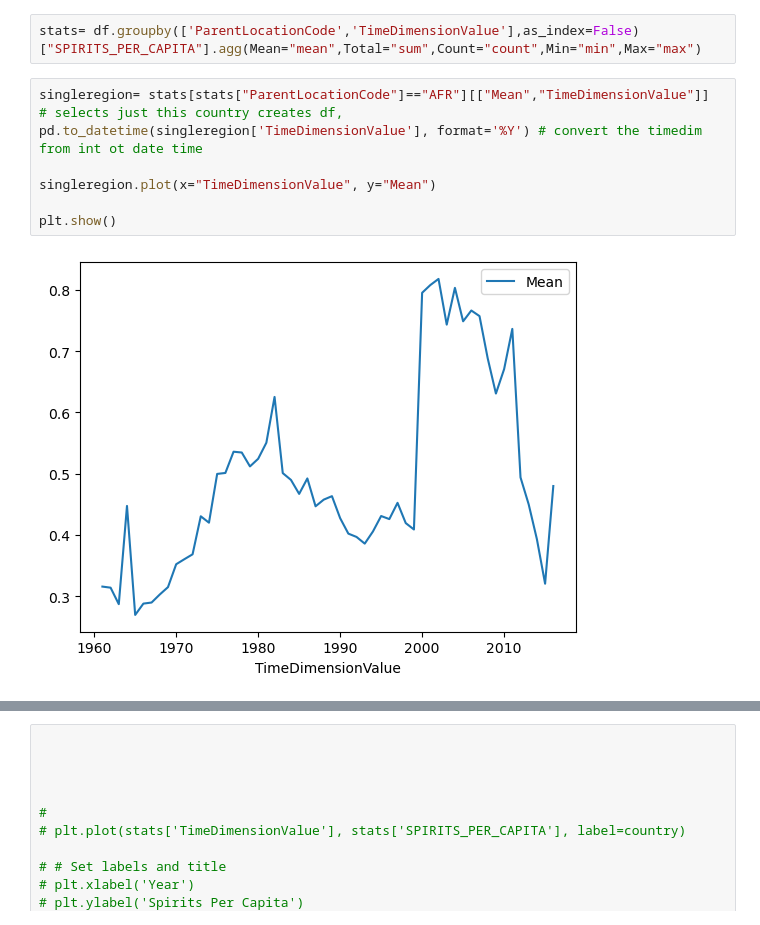
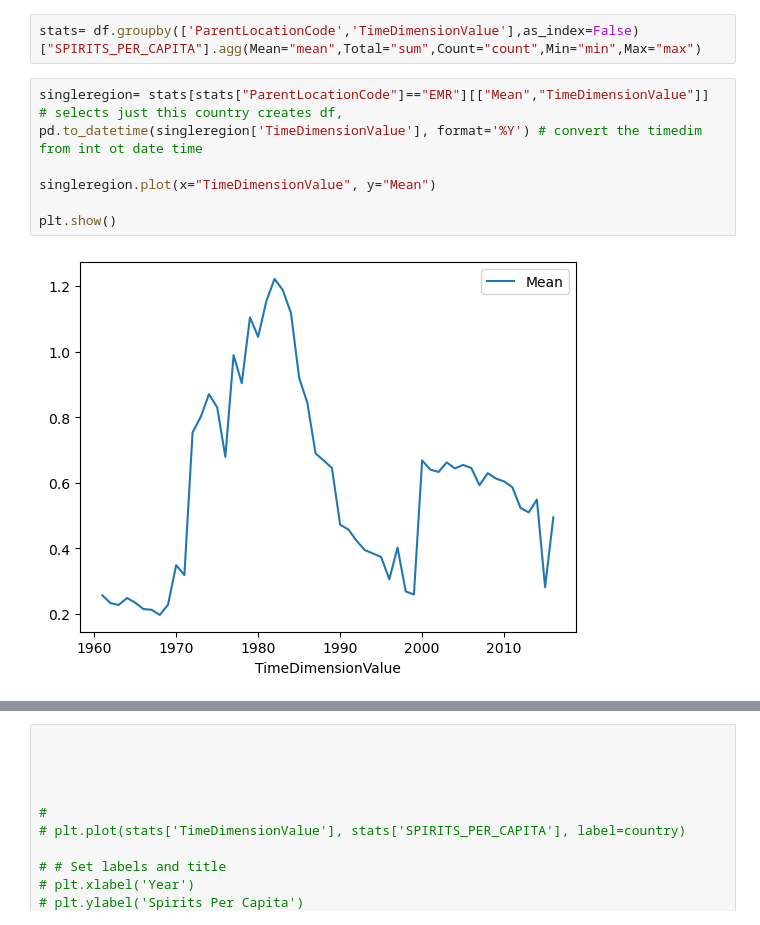
Before and after one commit to ThePennyGoblin/SMU_BootCamp_-Project_1, a Jupyter notebook: WHO Data API/Scratpad_Analysis.ipynb, the cells around one changed output, grey strips where cells are left out. Drawn from its saved outputs; the diff is of its cells as text.

```diff
--- a/WHO Data API/Scratpad_Analysis.ipynb
+++ b/WHO Data API/Scratpad_Analysis.ipynb
@@ -130,11 +202,11 @@ df.groupby(['ParentLocationCode','TimeDimensionValue'],as_index=False)["SPIRITS_
 # %%
 stats= df.groupby(['ParentLocationCode','TimeDimensionValue'],as_index=False)["SPIRITS_PER_CAPITA"].agg(Mean="mean",Total="sum",Count="count",Min="min",Max="max")
 # %%
-singleregion= stats[stats["ParentLocationCode"]=="AFR"][["Mean","TimeDimensionValue"]]  # selects just this country creates df,
+singleregion= stats[stats["ParentLocationCode"]=="EMR"][["Mean","TimeDimensionValue"]]  # selects just this country creates df,
 pd.to_datetime(singleregion['TimeDimensionValue'], format='%Y') # convert the timedim from int ot date time
 
 singleregion.plot(x="TimeDimensionValue", y="Mean")
 
 plt.show()
 # %% [output]
-[figure, old version]
+[figure, new version]
```
Also changed, not shown: parts of 15 cells of this notebook.
